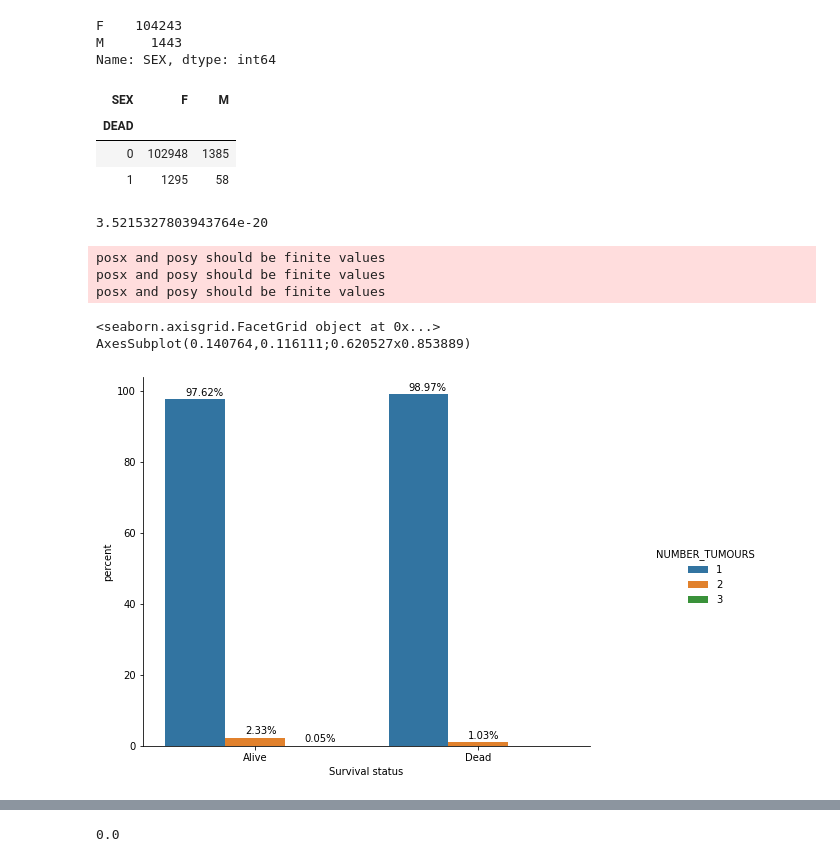
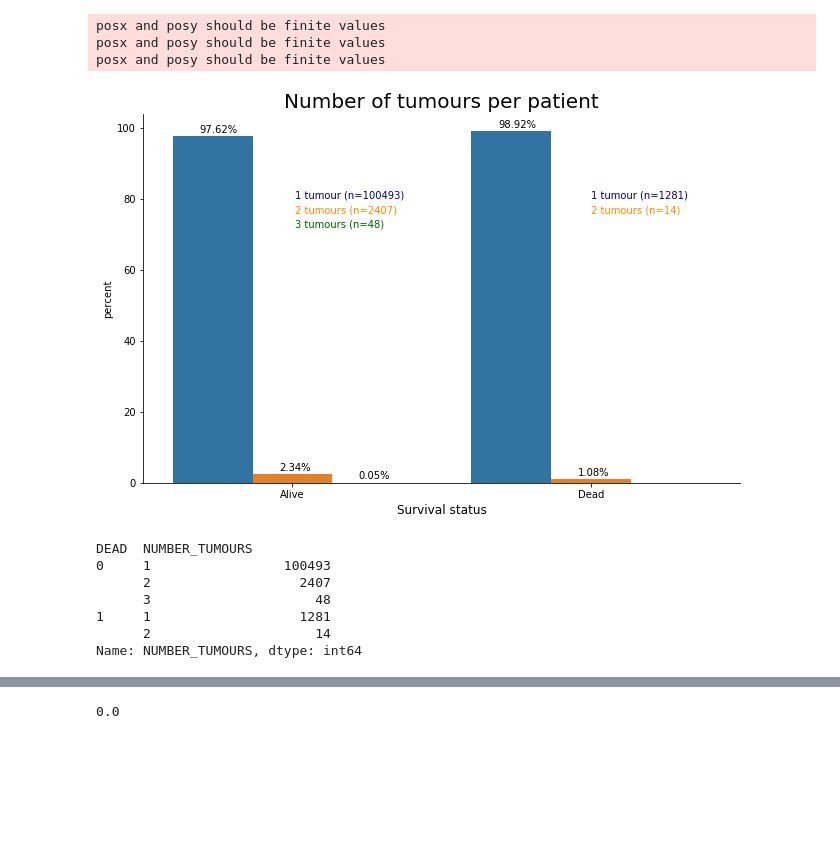
Before and after one commit to ElsaGH/TFM_Elsa_Garcia_Hernandez, a Jupyter notebook: Notebooks/Breast Cancer/6_Associations.ipynb, the cells around one changed output, grey strips where cells are left out. Drawn from its saved outputs; the diff is of its cells as text; code cells hidden in the pictures; blank space fills up the shorter version.

```diff
--- a/Notebooks/Breast Cancer/6_Associations.ipynb
+++ b/Notebooks/Breast Cancer/6_Associations.ipynb
@@ -11,7 +11,7 @@ from scipy.stats import chi2_contingency
 pd.set_option('display.max_columns', None)
 pd.set_option('display.max_rows', None)
 # %%
-df = pd.read_csv('./Data/avpat_avtum_sactpat_sacttum_sactreg.csv', sep = '^', index_col = 0)
+df = pd.read_pickle('./Data/avpat_avtum_sactpat_sacttum_sactreg.pickle')
 df.head()
 # %% [output]
 |  | PATIENTID | SEX | ETHNICITY | NEWVITALSTATUS | NUMBER_TUMOURS | SC500 | SC501 | SC502 | SC503 | ... |
@@ -112,0 +90,10 @@ plt.show()
+# %%
+ax = sns.countplot(data = df, x = 'DEAD')
+ax.set_xticklabels(['Alive', 'Dead'])
+ax.set_title('Vital status', fontsize=15)
+ax.set_xlabel('')
+plt.gcf().set_size_inches(10,6)
+
+for p in ax.patches:
+    height = p.get_height()
+    ax.text(p.get_x()+p.get_width()/2, height+500, height, ha="center")
@@ -171,19 +174,0 @@ print(p_val)
-# %%
-x, y = 'DEAD', 'SEX'
-
-ax = (df.groupby(x)[y]
- .value_counts(normalize=True)
- .mul(100)
- .rename('percent')
- .reset_index()
- .pipe((sns.catplot,'data'), x = x, y = 'percent', hue = y, kind = 'bar'))
-
-ax.set(xticklabels=['Alive','Dead'])
-ax.set(xlabel='Survival status')
-plt.gcf().set_size_inches(10,5)
-
-for p in ax.ax.patches:
-    txt = str(p.get_height().round(2)) + '%'
-    txt_x = p.get_x() + p.get_width() / 3
-    txt_y = p.get_height() + 1
-    ax.ax.text(txt_x,txt_y,txt)
@@ -192,9 +175,3 @@ for p in ax.ax.patches:
-# %%
-df['SEX'].value_counts()
-# %% [output]
-F    104243
-M      1443
-Name: SEX, dtype: int64
 # %%
 # ax = df.groupby(['DEAD','SEX']).size().groupby(level=0).apply(
 #     lambda x: 100 * x / x.sum()
@@ -215,45 +192,48 @@ Name: SEX, dtype: int64
 #             '{:.2f} %'.format(height),
 #             horizontalalignment='center',
 #             verticalalignment='center')
-# %%
-contingency = pd.crosstab(df['DEAD'], df['SEX'])
-contingency
-# %% [output]
-| SEX | F | M |
-| DEAD |  |  |
-| 0 | 102948 | 1385 |
-| 1 | 1295 | 58 |
-# %%
-chi2_stat, p_val, dof, expected = chi2_contingency(contingency)
-print(p_val)
-# %% [output]
-3.5215327803943764e-20
 # %%
 x, y = 'DEAD', 'NUMBER_TUMOURS'
 
 ax = (df.groupby(x)[y]
  .value_counts(normalize=True)
  .mul(100)
  .rename('percent')
  .reset_index()
- .pipe((sns.catplot,'data'), x = x, y = 'percent', hue = y, kind = 'bar'))
+ .pipe((sns.catplot,'data'), x = x, y = 'percent', hue = y, kind = 'bar', legend=False))
 
-ax.set(xticklabels=['Alive','Dead'])
-ax.set(xlabel='Survival status')
+ax.ax.set_xticklabels(['Alive','Dead'])
+ax.ax.set_xlabel('Survival status', fontsize=12)
+ax.ax.set_title('Number of tumours per patient', fontsize=20)
 plt.gcf().set_size_inches(10,6)
+
 
 for p in ax.ax.patches:
     txt = str(p.get_height().round(2)) + '%'
     txt_x = p.get_x() + p.get_width() / 3
     txt_y = p.get_height() + 1
     ax.ax.text(txt_x,txt_y,txt)
+
+ax.ax.text(0.01, 80, "1 tumour (n=100493)", horizontalalignment='left', size='medium', color='darkblue')
+ax.ax.text(0.01, 76, "2 tumours (n=2407)", horizontalalignment='left', size='medium', color='darkorange')
+ax.ax.text(0.01, 72, "3 tumours (n=48)", horizontalalignment='left', size='medium', color='darkgreen')
+ax.ax.text(1, 80, "1 tumour (n=1281)", horizontalalignment='left', size='medium', color='darkblue')
+ax.ax.text(1, 76, "2 tumours (n=14)", horizontalalignment='left', size='medium', color='darkorange');
 # %% [output]
 posx and posy should be finite values
 posx and posy should be finite values
 posx and posy should be finite values
-<seaborn.axisgrid.FacetGrid object at 0x...>
-AxesSubplot(0.140764,0.116111;0.620527x0.853889)
-[figure, old version]
+[figure, new version]
+# %%
+df.groupby('DEAD')['NUMBER_TUMOURS'].value_counts()
+# %% [output]
+DEAD  NUMBER_TUMOURS
+0     1                 100493
+      2                   2407
+      3                     48
+1     1                   1281
+      2                     14
+Name: NUMBER_TUMOURS, dtype: int64
 # %%
 contingency = pd.crosstab(df['DEAD'], df['NUMBER_TUMOURS'])
 contingency
```
Also changed, not shown: parts of 290 cells of this notebook.
